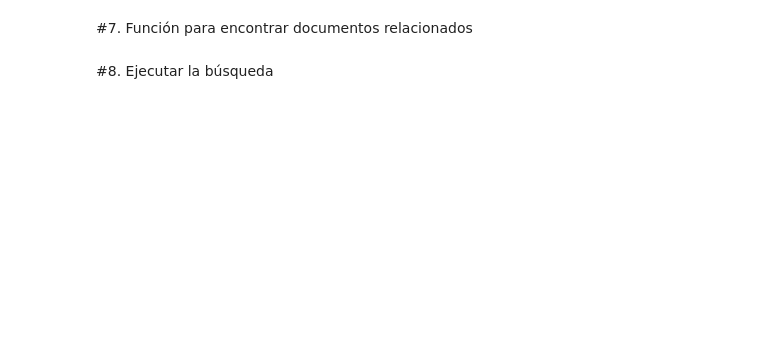
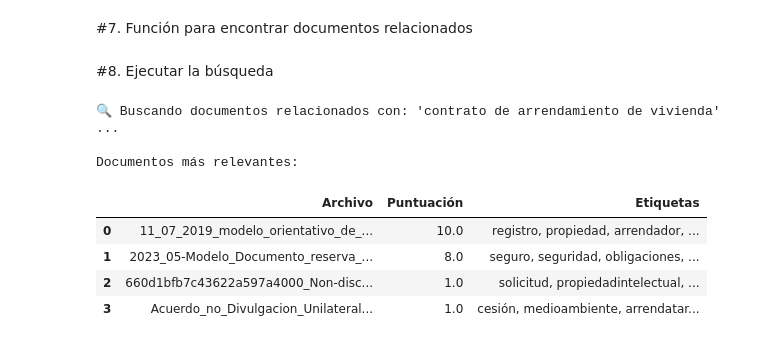
Before and after one commit to pugapatricia/gestion-documentaria-para-pymes, a Jupyter notebook: buscador/busqueda_inteligente_openai.ipynb, the cells around one changed output. Cells and saved outputs as stored; diff of their text form; code cells hidden in the pictures; blank space fills up the shorter version.

```diff
--- a/buscador/busqueda_inteligente_openai.ipynb
+++ b/buscador/busqueda_inteligente_openai.ipynb
@@ -276,0 +229,3 @@ print(f"📊 Número de filas: {filas}, número de columnas: {columnas}")
+# %%
+df_etiquetas = pd.read_csv("https://raw.githubusercontent.com/pugapatricia/gestion-documentaria-para-pymes/refs/heads/main/etiquetado/etiquetas_onedrive.csv", encoding="utf-8-sig")
+df_etiquetas.head()
@@ -414,4 +360,16 @@ def buscar_documentos(consulta, df_etiquetas, textos_archivos, client, max_resul
     return df_resultados.head(max_resultados)
 # %% [markdown]
 #8. Ejecutar la búsqueda
+# %%
+consulta_prueba = "contrato de arrendamiento de vivienda"
+resultados = buscar_documentos(consulta_prueba, df_etiquetas, textos_archivos, client)
+# %% [output]
+🔍 Buscando documentos relacionados con: 'contrato de arrendamiento de vivienda' ...
+
+Documentos más relevantes:
+|  | Archivo | Puntuación | Etiquetas |
+| 0 | 11_07_2019_modelo_orientativo_de_... | 10.0 | registro, propiedad, arrendador, ... |
+| 1 | 2023_05-Modelo_Documento_reserva_... | 8.0 | seguro, seguridad, obligaciones, ... |
+| 2 | 660d1bfb7c43622a597a4000_Non-disc... | 1.0 | solicitud, propiedadintelectual, ... |
+| 3 | Acuerdo_no_Divulgacion_Unilateral... | 1.0 | cesión, medioambiente, arrendatar... |
 # %%
```
Also changed, not shown: parts of 12 cells of this notebook.
